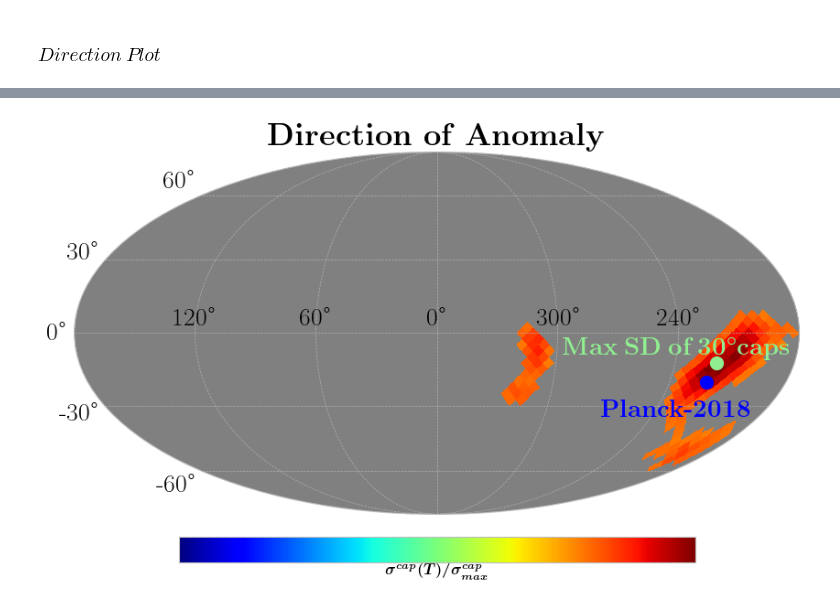
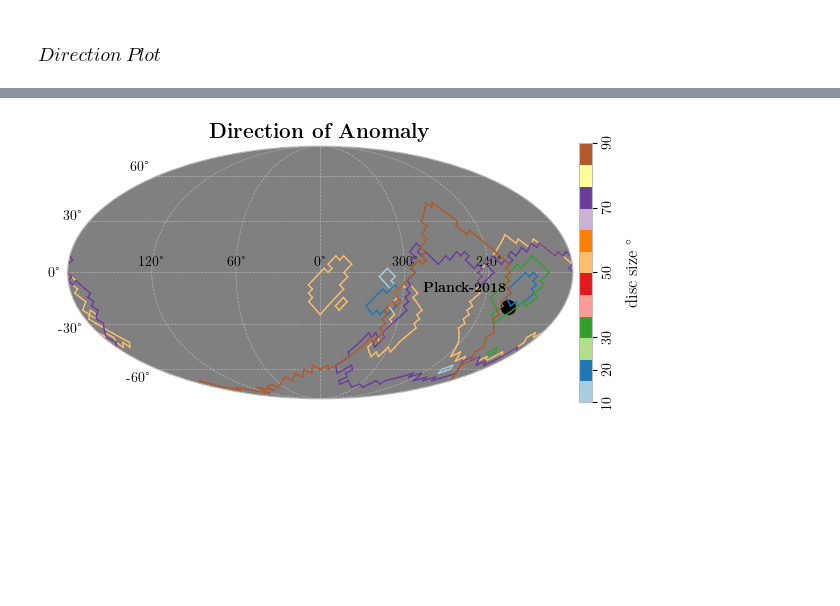
Before and after one commit to jamshidi3d/cmb_anomaly_detection, a Jupyter notebook: plotting.ipynb, the cells around one changed output, grey strips where cells are left out. Cells and saved outputs as stored; diff of their text form; code cells hidden in the pictures; blank space fills up the shorter version.

Commit message:
cap_std mollweide contour added

```diff
--- a/plotting.ipynb
+++ b/plotting.ipynb
@@ -450,8 +457,27 @@ plt.show()
 [figure]
 # %% [markdown]
 ### $Direction$ $Plot$
+# %%
+def plot_contour(fpath, color):
+    contour_data = np.loadtxt(fpath)
+    for edge_data in contour_data:
+        fac = 1#2/np.sqrt(2)
+        seg_x = edge_data[:2]
+        seg_y = edge_data[2:]
+        # Spherical method
+        _theta, _phi = np.pi/2 - seg_x, -seg_y
+        # XY method
+        '''_theta, _phi = seg_y / (np.sqrt(2)), seg_x / (np.sqrt(2))'''
+        plt.plot(_phi, _theta, c = color, lw = 1)
 # %%
 all_dir_cap_anom = np.loadtxt("./output/cmb_inpainted_all_dir_cap_anom.txt")
+
+contour_path = "./output/measure_results_mac_dir/inpainted/cap/std/"
+#[10, 30, 50, 70, 90]
+contour_geom_range = [10, 20, 30, 50, 70, 90]#cau.stat_utils.get_range(10, 90, 10)
+
+cmap_str = 'Paired'
+
 dir_geom_range = cau.stat_utils.get_range(10, 90, 5)
 nside = cau.coords.get_nside(len(all_dir_cap_anom))
 
@@ -470,66 +496,73 @@ min_val = np.min(selected_map)
 max_val = np.max(selected_map)
 sigma_ratio = np.std(selected_map) / (max_val - min_val)
 t_filter = cau.stat_utils.get_top_cut_filter(map_acc, sigma_ratio)
-selected_map[np.logical_not(t_filter)] = np.nan
-
+# selected_map[np.logical_not(t_filter)] = np.nan
+selected_map[:] = np.nan
 
 with plt.style.context('bmh'):
-    fig, ax = plt.subplots()
-    fig.set_size_inches(10,5.5,True)
+    # fig, ax = plt.subplots()
+    # fig.set_size_inches(10,5.5,True)
+    # hp.mollview(map = selected_map,
+    #             fig=1, unit="disc size",
+    #             cmap = cmap_str,
+    #             hold = True,
+    #             min=10,
+    #             max=90,
+    #             cbar = True,)
+    # hp.graticule()
     hp.newvisufunc.projview(
         selected_map,
         fig=1,
         coord=["G"],
         graticule=True,
         graticule_labels=True,
-        cbar=True,
-        cmap="jet",
-        min=min_val,
-        max=max_val,
         title = r"\textbf{Direction of Anomaly}",
         fontsize={
-            "xlabel": 25,
-            "ylabel": 25,
-            "xtick_label": 20,
-            "ytick_label": 20,
-            "title": 25,
+            "xlabel": 15,
+            "ylabel": 15,
+            "xtick_label": 10,
+            "ytick_label": 10,
+            "title": 15,
         },
         xtick_label_color="k",
         ytick_label_color="k",
         hold=True,
-        unit=r'\boldmath{$\sigma^{cap}(T) / \sigma_{max}^{cap}(T)$}',
-        cbar_ticks=[],
+        unit= r'disc size ${}^\circ$', #r'\boldmath{$\sigma^{cap}(T) / \sigma_{max}^{cap}(T)$}',
+        # cbar_ticks=[],
         # xlabel="longitude",
         # ylabel="latitude",
-        cb_orientation="horizontal",
+        cb_orientation="vertical",
+        cbar=True,
+        cbar_ticks = contour_geom_range,
+        cmap=cmap_str,
+        min=10,
+        max=90,
         projection_type="mollweide",
     )
 
     # Planck direction
-    col_planck = "b"
-    hp.newvisufunc.newprojplot(theta=np.radians(110),
-                            phi=np.radians(221-360),
-                            marker="o", color=col_planck, markersize=10)
+    col_planck = "k"
+    hp.newvisufunc.newprojplot( theta=np.radians(110),
+                                phi=np.radians(221-360),
+                                marker="o", color=col_planck, markersize=10)
 
     plt.annotate(r"\textbf{Planck-2018}",
-                (1.6, -0.6), color=col_planck, fontsize=20)
+                (1.3, -0.2), color=col_planck, fontsize=10)
 
     # Our direction (dir of max)
-    col_ours = "lightgreen"
+    # col_ours = "lightgreen"
+    # lat, lon = cau.direction.find_dir_by_mac(all_dir_cap_anom, cap_size, dir_geom_range)
+    # print("({:.2f}, {:.2f})".format(lat, lon))
 
-    lat, lon = cau.direction.find_dir_by_mac(all_dir_cap_anom, 30, dir_geom_range)
-    print("({:.2f}, {:.2f})".format(lat, lon))
+    _cmap = matplotlib.colormaps[cmap_str]
+    for cap_size in contour_geom_range:
+        _col = _cmap((cap_size - 10)/(90 - 10))
+        plot_contour(fpath = contour_path + "contour_{}cap_std.txt".format(int(cap_size)),
+                     color = _col)
+    # plt.plot([0, 3.14/2], [0, 3.14/2])
 
-    hp.newvisufunc.newprojplot(theta=np.radians(90 - lat),
-                            phi=np.radians(lon-360),
-                            marker="o", color=col_ours, markersize=10)
-
-    plt.annotate(r"\textbf{Max\:SD\:of\:\boldmath{$30^\circ$}caps}",
-                (1.1, -0.15), color=col_ours, fontsize=20)
-
-    # Save
-    # plt.gcf().set_size_inches(12,5.355)
-    print(plt.gcf().get_size_inches())
+    # plt.annotate(r"\textbf{Max\:SD\:of\:\boldmath{$30^\circ$}caps}",
+    #             (1.1, -0.15), color=col_ours, fontsize=20)
 
     fig.savefig("./output/plots/inpainted/cap/direction_of_anomaly.png",
                 facecolor=(1,1,1,0), dpi=300, transparent=True)
@@ -542 +573 @@ with plt.style.context('bmh'):
-[figure, old version]
+[figure, new version]
```
Also changed, not shown: parts of 4 cells of this notebook, 1 other file.
